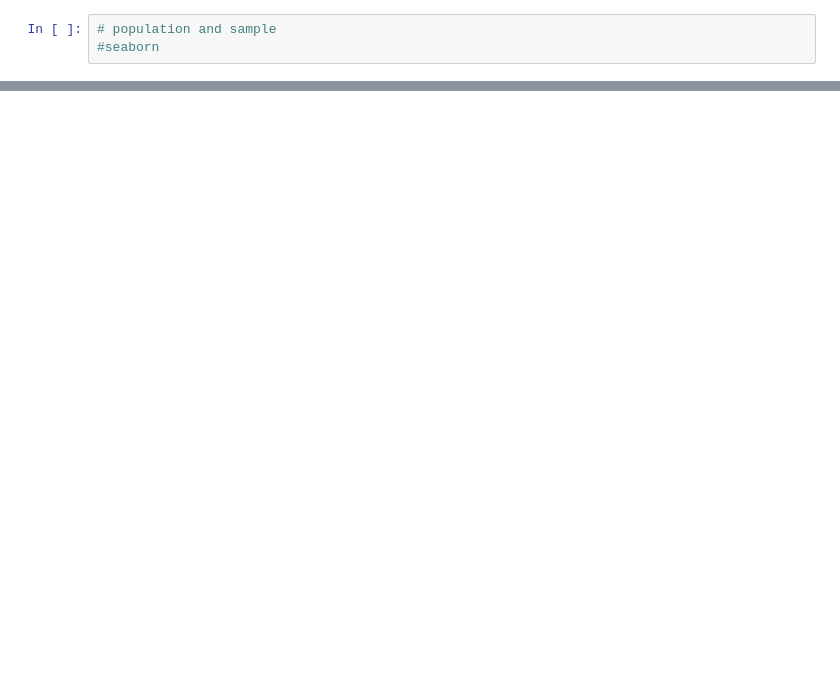
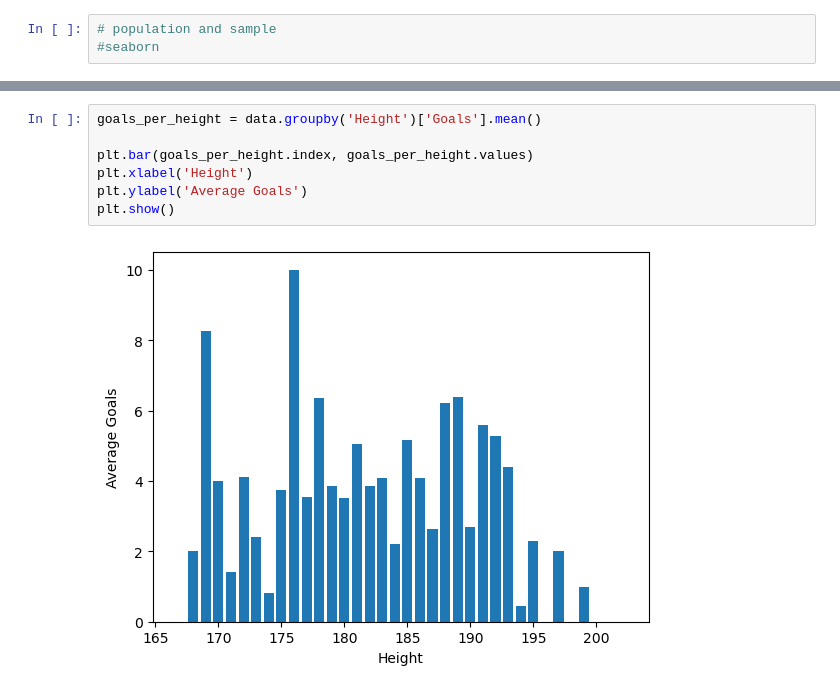
Before and after one commit to rishicares/Python-with-Data-Science, a Jupyter notebook: Day_11.ipynb, the cells around one changed output, grey strips where cells are left out. Drawn from its saved outputs; the diff is of its cells as text; blank space fills up the shorter version.

```diff
--- a/Day_11.ipynb
+++ b/Day_11.ipynb
@@ -167,0 +219,9 @@ plt.legend()
+# %%
+goals_per_height = data.groupby('Height')['Goals'].mean()
+
+plt.bar(goals_per_height.index, goals_per_height.values)
+plt.xlabel('Height')
+plt.ylabel('Average Goals')
+plt.show()
+# %% [output]
+[figure, added]
```
Also changed, not shown: parts of 8 cells of this notebook.
